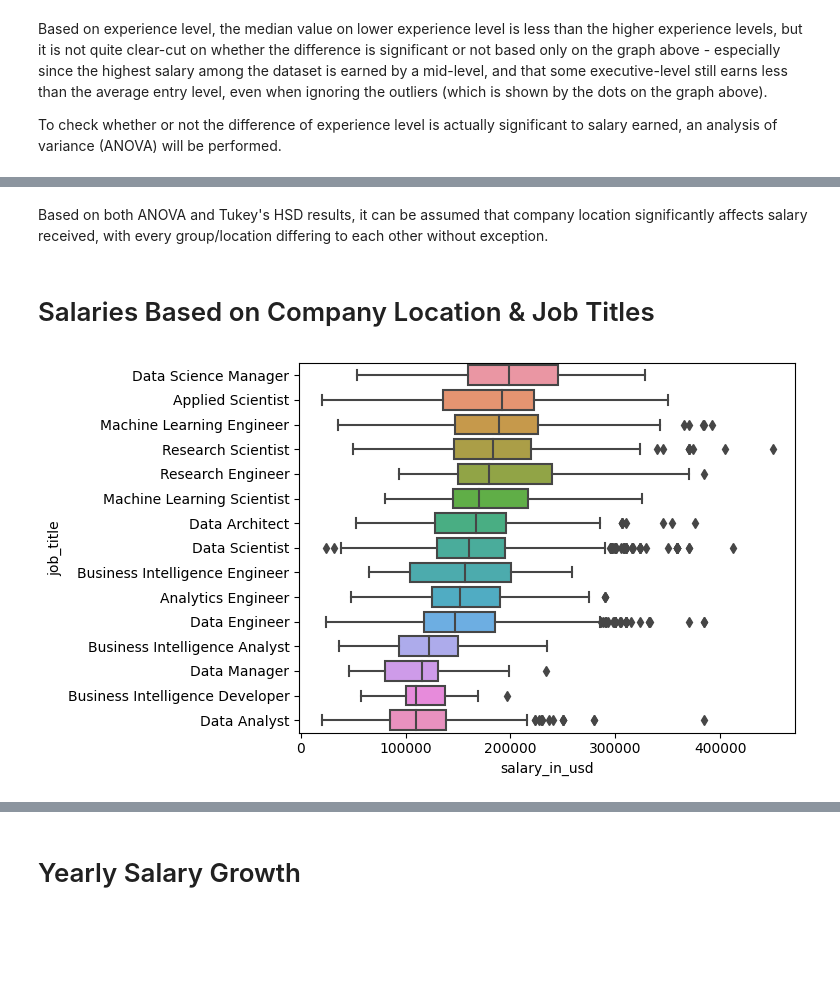
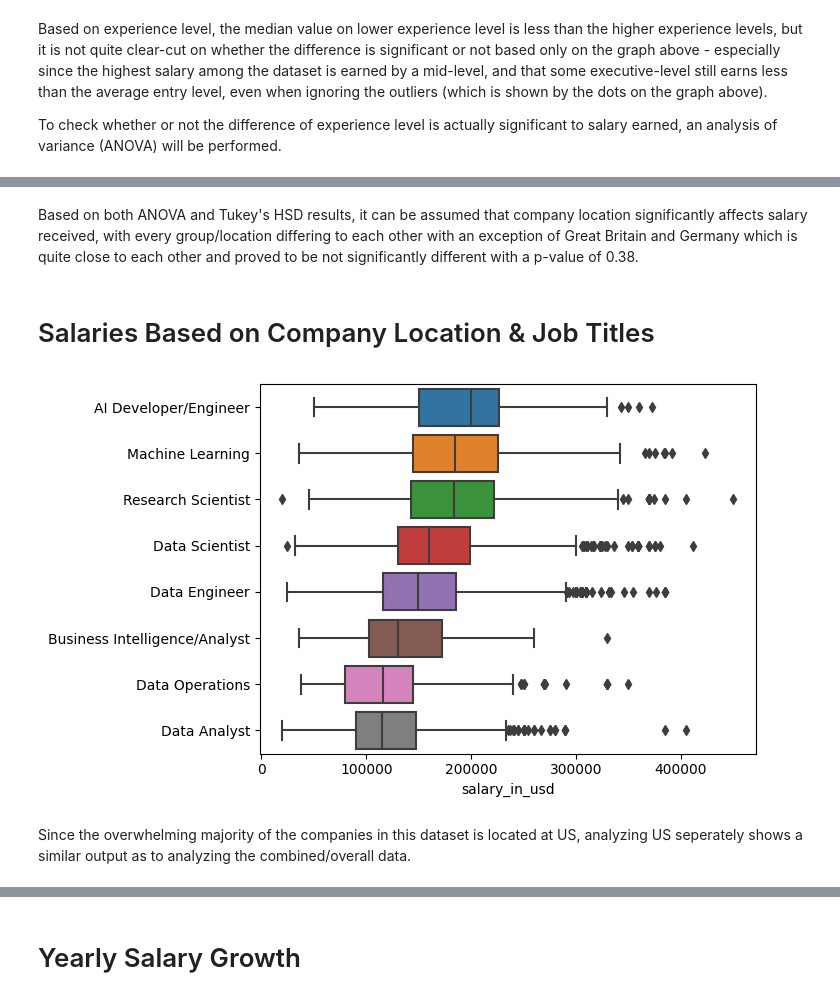
Before and after one commit to mezkymy/global-salaries, a Jupyter notebook: global-salaries.ipynb, the cells around one changed output, grey strips where cells are left out. Drawn from its saved outputs; the diff is of its cells as text; code cells hidden in the pictures; blank space fills up the shorter version.

```diff
--- a/global-salaries.ipynb
+++ b/global-salaries.ipynb
@@ -201,6 +200,0 @@ We should take note that some job titles are actually similar, if not completely
-# %%
-df2.loc[df2.job_title=='BI Developer', 'job_title'] = 'Business Intelligence Developer'
-df2.loc[df2.job_title=='BI Analyst', 'job_title'] = 'Business Intelligence Analyst'
-df2.loc[df2.job_title=='BI Data Analyst', 'job_title'] = 'Business Intelligence Analyst'
-df2.loc[df2.job_title=='BI Data Analyst', 'job_title'] = 'Business Intelligence Analyst'
-df2.loc[df2.job_title=='ML Engineer', 'job_title'] = 'Machine Learning Engineer'
@@ -276,0 +278,4 @@ After filtering out jobs that occur less than 50 times in this dataset, we still
+# %%
+# filtered dataframe without 'Others' job title group
+df3 = df2.drop(df2[df2['job_title_group'] == 'Others'].index)
+df3
@@ -470,17 +499,19 @@ res.tukey_summary
 # %% [markdown]
-Based on both ANOVA and Tukey's HSD results, it can be assumed that company location significantly affects salary received, with every group/location differing to each other without exception.
+Based on both ANOVA and Tukey's HSD results, it can be assumed that company location significantly affects salary received, with every group/location differing to each other with an exception of Great Britain and Germany which is quite close to each other and proved to be not significantly different with a p-value of 0.38.
 # %% [markdown]
 # Salaries Based on Company Location & Job Titles
 # %%
 # order titles by median value
 df_US = df4[df4['company_location'] == 'US']
-grouped4 = df_US.loc[:,['job_title', 'salary_in_usd']] \
-    .groupby(['job_title']) \
+grouped_US = df_US.loc[:,['job_title_group', 'salary_in_usd']] \
+    .groupby(['job_title_group']) \
     .median() \
     .sort_values(by='salary_in_usd', ascending=False)
 
 # create boxplot of salaries in usd for each selected job titles
-sns.boxplot(data=df_US, x='salary_in_usd', y='job_title', order=grouped4.index)
+sns.boxplot(data=df_US, x='salary_in_usd', y='job_title_group', order=grouped_US.index).set(ylabel=None)
 plt.show()
 # %% [output]
-[figure, old version]
+[figure, new version]
+# %% [markdown]
+Since the overwhelming majority of the companies in this dataset is located at US, analyzing US seperately shows a similar output as to analyzing the combined/overall data.
```
Also changed, not shown: parts of 48 cells of this notebook.
